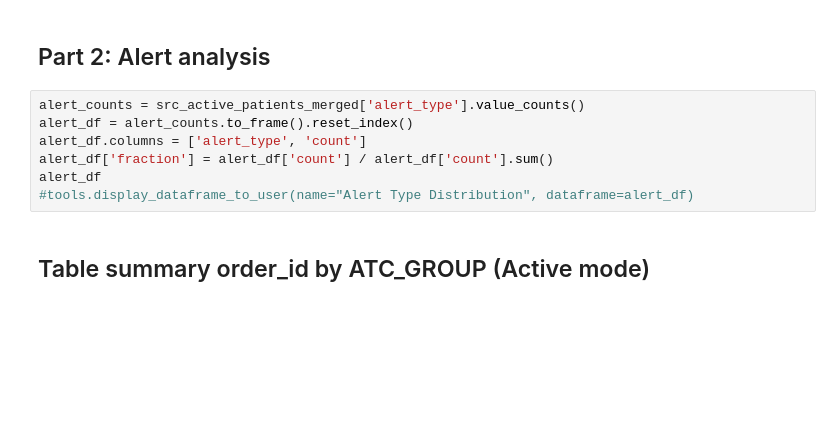
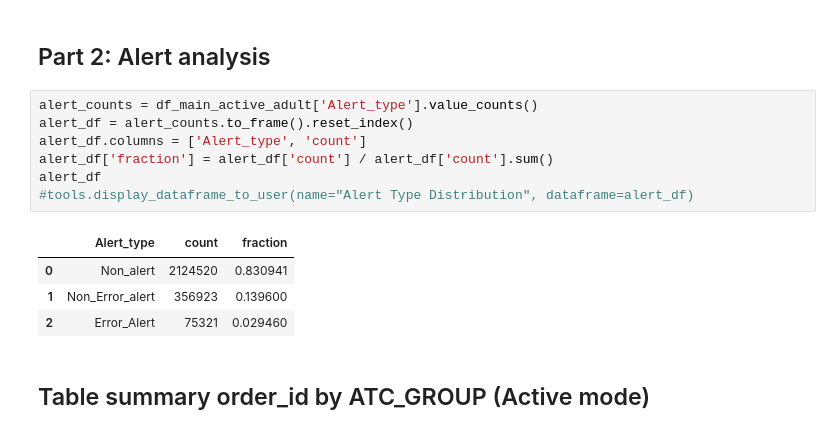
Before and after one commit to nirshlom/alert-fatigue, a Jupyter notebook: main_analysis.ipynb, the cells around one changed output. Saved outputs shown, nothing was run; the diff lists cells and outputs as text; blank space fills up the shorter version.

```diff
--- a/main_analysis.ipynb
+++ b/main_analysis.ipynb
@@ -109,12 +130,17 @@ KeyError: "['DiagnosisInReception', 'HospDiagnosis'] not in index"
 # %% [markdown]
 ## Part 2: Alert analysis
 # %%
-alert_counts = src_active_patients_merged['alert_type'].value_counts()
+alert_counts = df_main_active_adult['Alert_type'].value_counts()
 alert_df = alert_counts.to_frame().reset_index()
-alert_df.columns = ['alert_type', 'count']
+alert_df.columns = ['Alert_type', 'count']
 alert_df['fraction'] = alert_df['count'] / alert_df['count'].sum()
 alert_df
 #tools.display_dataframe_to_user(name="Alert Type Distribution", dataframe=alert_df)
+# %% [output]
+|  | Alert_type | count | fraction |
+| 0 | Non_alert | 2124520 | 0.830941 |
+| 1 | Non_Error_alert | 356923 | 0.139600 |
+| 2 | Error_Alert | 75321 | 0.029460 |
 # %% [markdown]
 ## Table summary  order_id by ATC_GROUP (Active mode)
 # %%
```
Also changed, not shown: parts of 3 cells of this notebook, 1 other file.
